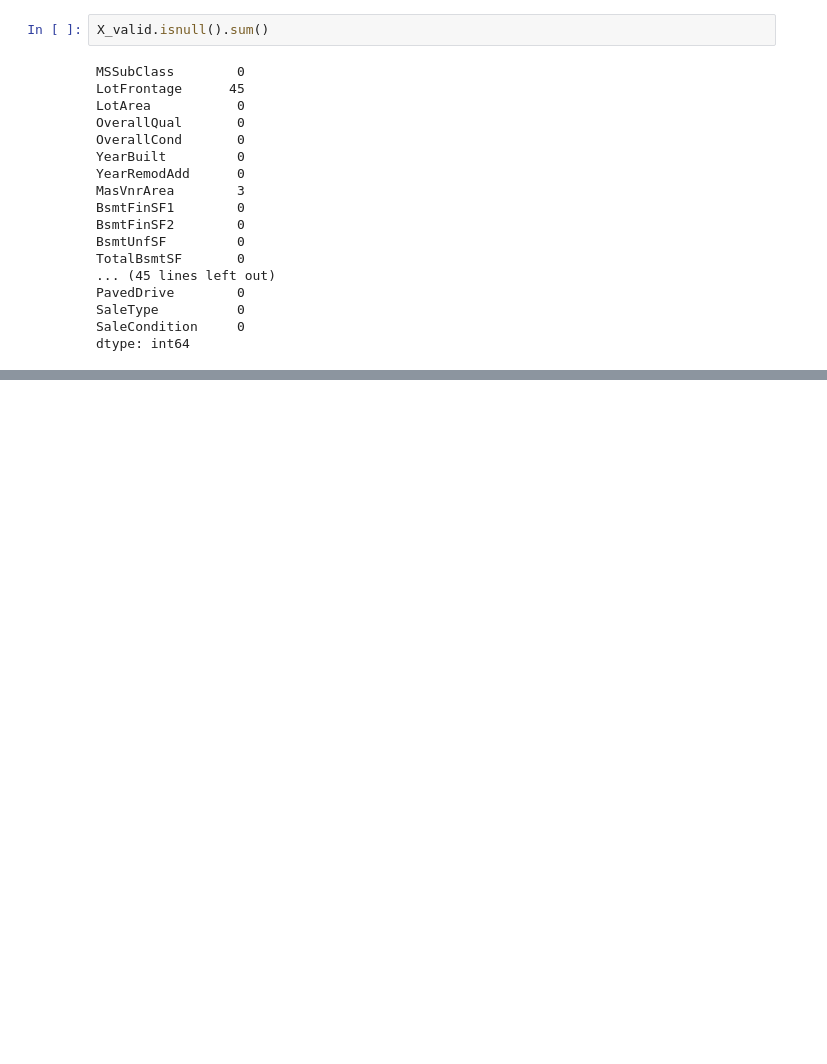
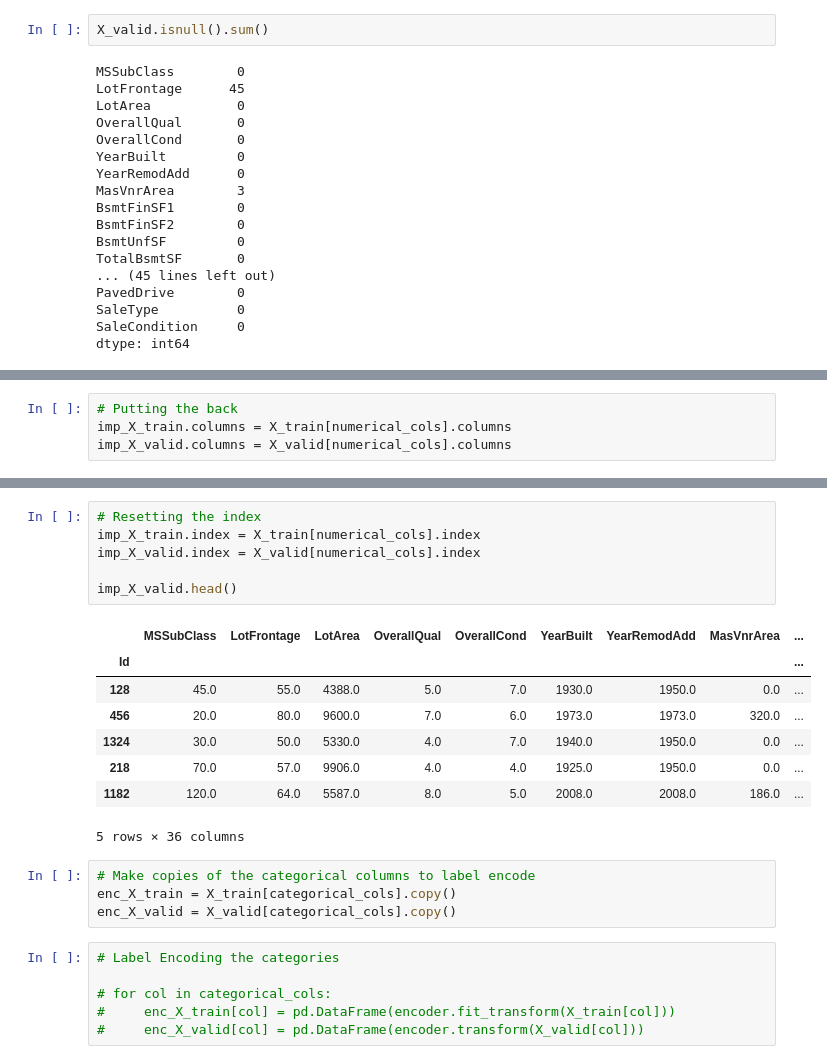
Before and after one commit to georgek2/Home_Prices, a Jupyter notebook: Decision_Tree/model_three.ipynb, the cells around one changed output, grey strips where cells are left out. Drawn from its saved outputs; the diff is of its cells as text; blank space fills up the shorter version.

```diff
--- a/Decision_Tree/model_three.ipynb
+++ b/Decision_Tree/model_three.ipynb
@@ -245,0 +229,4 @@ dtype: int64
+# %%
+# Putting the back
+imp_X_train.columns = X_train[numerical_cols].columns
+imp_X_valid.columns = X_valid[numerical_cols].columns
@@ -245,0 +244,25 @@ dtype: int64
+# %%
+# Resetting the index
+imp_X_train.index = X_train[numerical_cols].index
+imp_X_valid.index = X_valid[numerical_cols].index
+
+imp_X_valid.head()
+# %% [output]
+|  | MSSubClass | LotFrontage | LotArea | OverallQual | OverallCond | YearBuilt | YearRemodAdd | MasVnrArea | ... |
+| Id |  |  |  |  |  |  |  |  | ... |
+| 128 | 45.0 | 55.0 | 4388.0 | 5.0 | 7.0 | 1930.0 | 1950.0 | 0.0 | ... |
+| 456 | 20.0 | 80.0 | 9600.0 | 7.0 | 6.0 | 1973.0 | 1973.0 | 320.0 | ... |
+| 1324 | 30.0 | 50.0 | 5330.0 | 4.0 | 7.0 | 1940.0 | 1950.0 | 0.0 | ... |
+| 218 | 70.0 | 57.0 | 9906.0 | 4.0 | 4.0 | 1925.0 | 1950.0 | 0.0 | ... |
+| 1182 | 120.0 | 64.0 | 5587.0 | 8.0 | 5.0 | 2008.0 | 2008.0 | 186.0 | ... |
+5 rows × 36 columns
+# %%
+# Make copies of the categorical columns to label encode
+enc_X_train = X_train[categorical_cols].copy()
+enc_X_valid = X_valid[categorical_cols].copy()
+# %%
+# Label Encoding the categories
+
+# for col in categorical_cols:
+#     enc_X_train[col] = pd.DataFrame(encoder.fit_transform(X_train[col]))
+#     enc_X_valid[col] = pd.DataFrame(encoder.transform(X_valid[col]))
```
Also changed, not shown: parts of 9 cells of this notebook.
